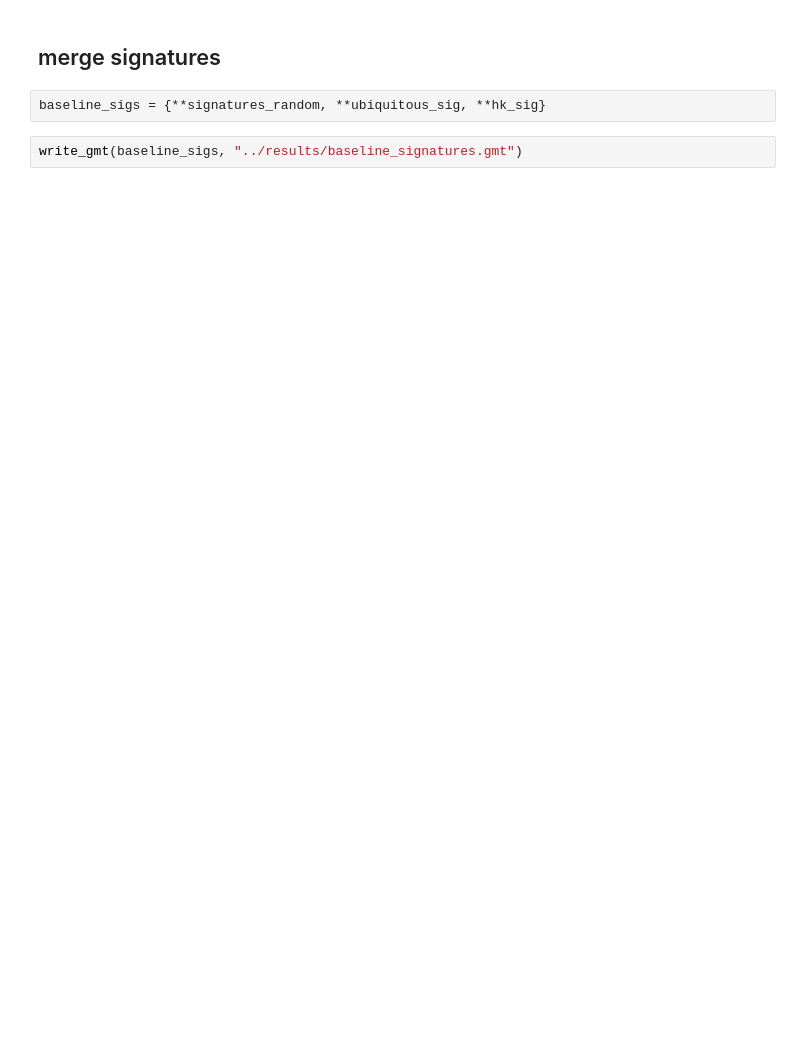
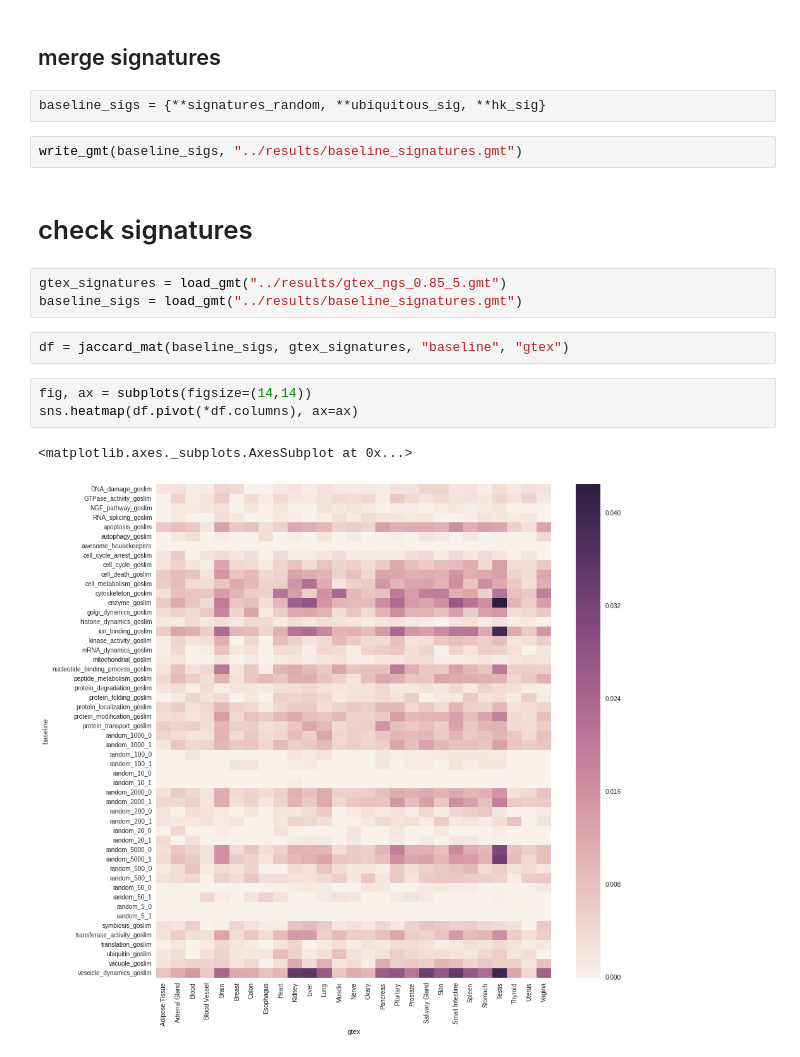
Before and after one commit to grst/pygenesig, a Jupyter notebook: notebooks/make_baseline_signatures.ipynb, the cells around one changed output. Saved outputs shown, nothing was run; the diff lists cells and outputs as text; blank space fills up the shorter version.

Commit message:
Update notebook to generate baseline signatures.

```diff
--- a/notebooks/make_baseline_signatures.ipynb
+++ b/notebooks/make_baseline_signatures.ipynb
@@ -73,3 +80,16 @@ for l in random_sigs_length:
 baseline_sigs = {**signatures_random, **ubiquitous_sig, **hk_sig}
 # %%
 write_gmt(baseline_sigs, "../results/baseline_signatures.gmt")
+# %% [markdown]
+# check signatures
+# %%
+gtex_signatures = load_gmt("../results/gtex_ngs_0.85_5.gmt")
+baseline_sigs = load_gmt("../results/baseline_signatures.gmt")
+# %%
+df = jaccard_mat(baseline_sigs, gtex_signatures, "baseline", "gtex")
+# %%
+fig, ax = subplots(figsize=(14,14))
+sns.heatmap(df.pivot(*df.columns), ax=ax)
+# %% [output]
+<matplotlib.axes._subplots.AxesSubplot at 0x...>
+[figure, added]
```
Also changed, not shown: parts of 2 cells of this notebook.
